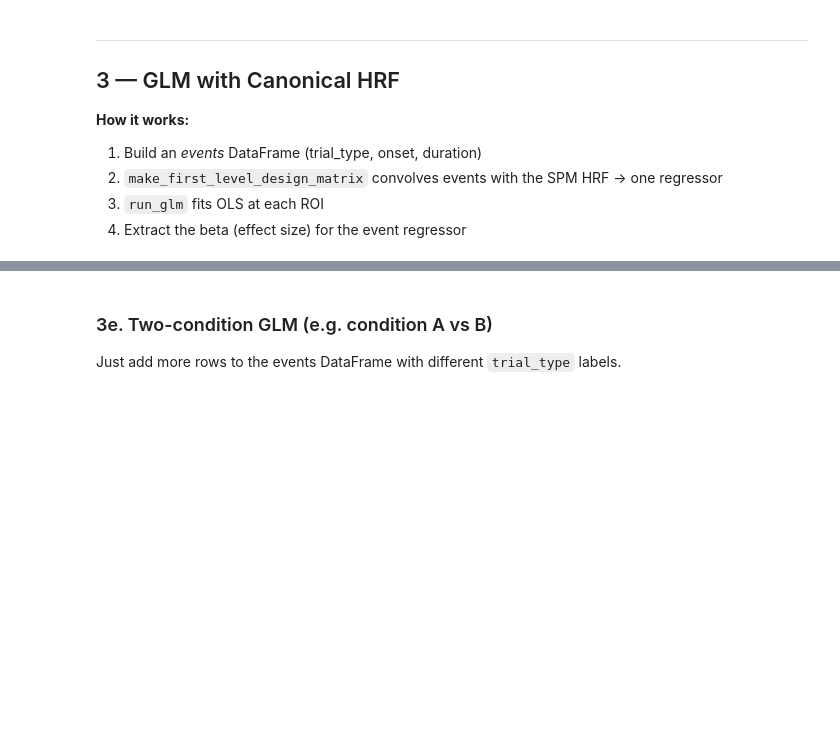
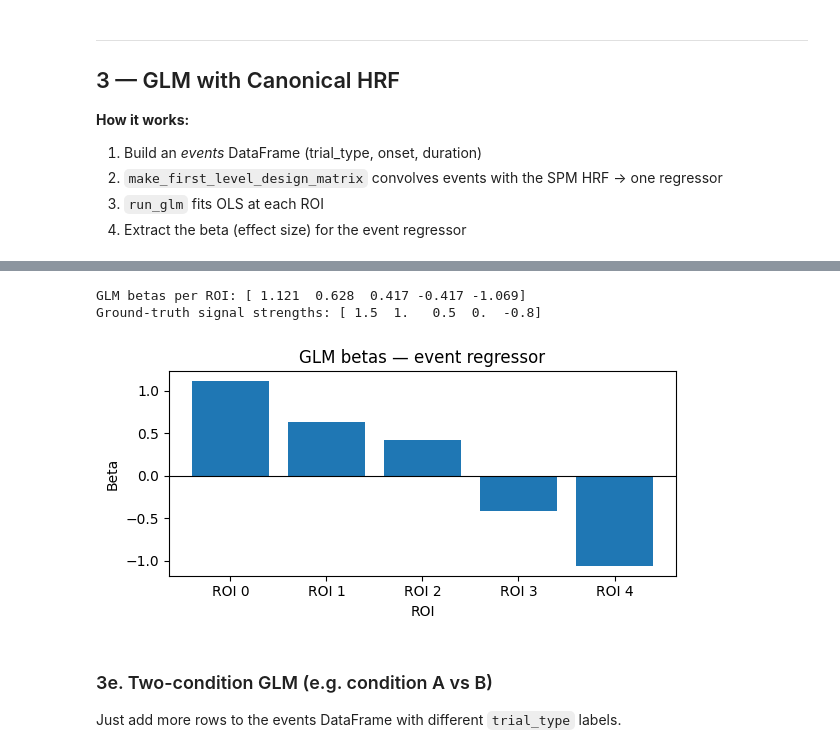
Before and after one commit to drgzkr/fmri-basics, a Jupyter notebook: notebooks/04_glm_and_fir.ipynb, the cells around one changed output, grey strips where cells are left out. Saved outputs shown, nothing was run; the diff lists cells and outputs as text; code cells hidden in the pictures; blank space fills up the shorter version.

Commit message:
Fix beta extraction across all run_glm label groups; add get_betas helper

```diff
--- a/notebooks/04_glm_and_fir.ipynb
+++ b/notebooks/04_glm_and_fir.ipynb
@@ -27,12 +27,20 @@ N_SCANS     = 300       # number of volumes
 N_ROIS      = 5         # number of brain regions
 
 # ── Event onsets (seconds) ─────────────────────────────────────────────
-# Simulate 15 events spread across the run
 event_onsets = np.array([20, 45, 80, 110, 150, 175, 210, 235, 270,
                           310, 345, 380, 420, 450, 480], dtype=float)
 
-# ── Frame times: one entry per volume ─────────────────────────────────
+# ── Frame times: one entry per volume ──────────────────────────────────
 frame_times = np.arange(N_SCANS) * TR
+
+# ── Helper: reassemble betas from run_glm output ───────────────────────
+# run_glm groups voxels by AR model label; each group's theta only covers
+# its own voxels. This collects them into one (n_params × n_voxels) array.
+def get_betas(labels, results, n_params):
+    betas = np.zeros((n_params, len(labels)))
+    for label, result in results.items():
+        betas[:, labels == label] = result.theta
+    return betas
 
 print(f'Total scan time : {frame_times[-1]:.0f} s')
 print(f'Events at (s)   : {event_onsets}')
@@ -109,23 +128,25 @@ plt.tight_layout(); plt.show()
 # %%
 # ── 3c. Fit GLM ────────────────────────────────────────────────────────
-# run_glm expects shape: (n_timepoints, n_rois)
 labels, results = run_glm(bold, glm_dm.values)
 
 # ── 3d. Extract betas for the event regressor ──────────────────────────
-# results is a dict keyed by a label string; theta shape = (n_regressors, n_rois)
-theta = list(results.values())[0].theta   # shape: (n_regressors, n_rois)
-event_col_idx = list(glm_dm.columns).index('event')
-glm_betas = theta[event_col_idx, :]       # one beta per ROI
+theta      = get_betas(labels, results, len(glm_dm.columns))  # (n_params, N_ROIS)
+event_idx  = list(glm_dm.columns).index('event')
+glm_betas  = theta[event_idx, :]   # one beta per ROI
 
 print('GLM betas per ROI:', np.round(glm_betas, 3))
-print('(Ground-truth signal strengths:', signal_strength, ')')
+print('Ground-truth signal strengths:', signal_strength)
 
 plt.figure(figsize=(6, 3))
 plt.bar(range(N_ROIS), glm_betas)
 plt.axhline(0, color='k', lw=0.8)
 plt.xlabel('ROI'); plt.ylabel('Beta'); plt.title('GLM betas — event regressor')
 plt.xticks(range(N_ROIS), [f'ROI {i}' for i in range(N_ROIS)])
 plt.tight_layout(); plt.show()
+# %% [output]
+GLM betas per ROI: [ 1.121  0.628  0.417 -0.417 -1.069]
+Ground-truth signal strengths: [ 1.5  1.   0.5  0.  -0.8]
+[figure, added]
 # %% [markdown]
 ### 3e. Two-condition GLM (e.g. condition A vs B)
 
```
Also changed, not shown: parts of 7 cells of this notebook.
